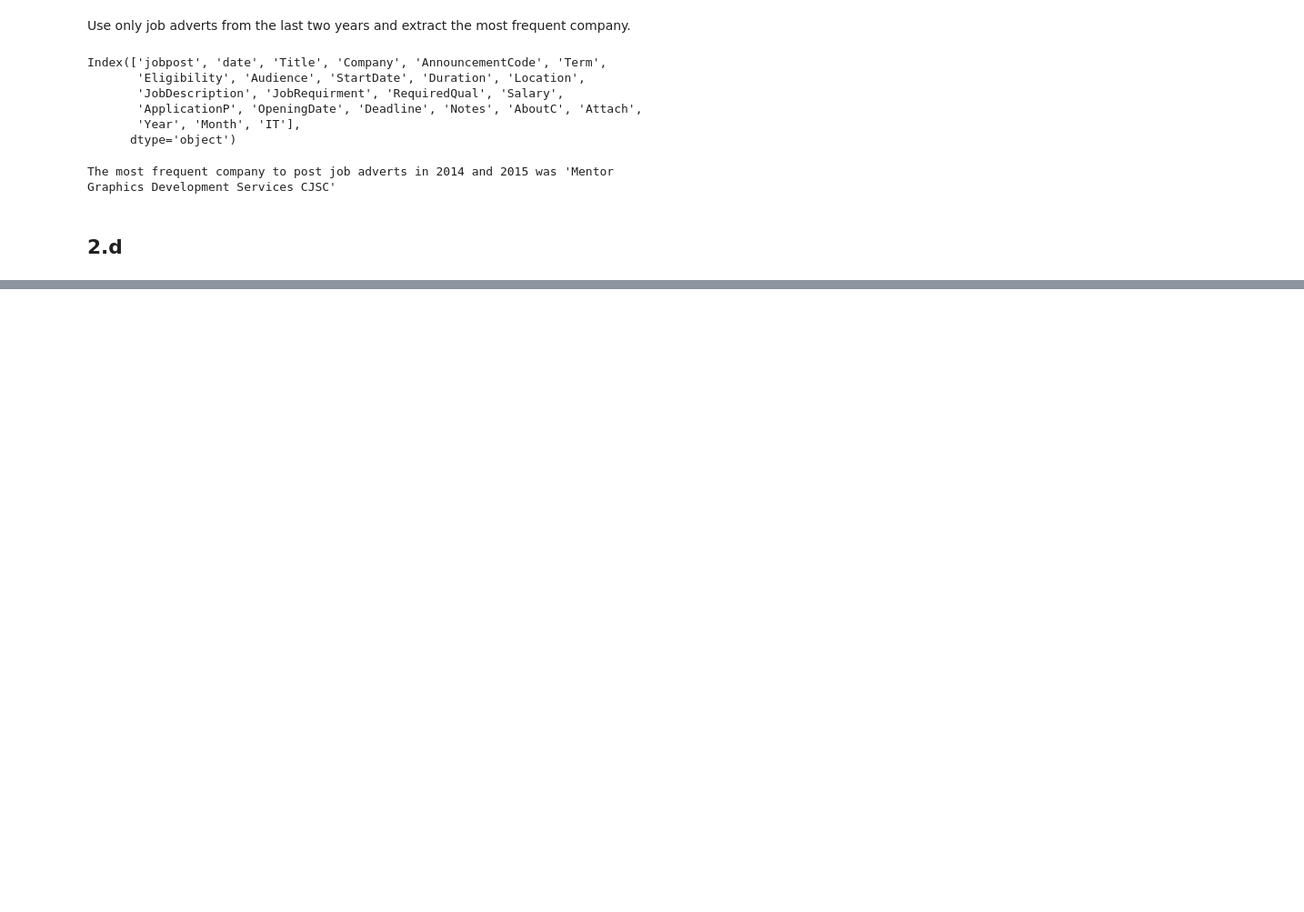
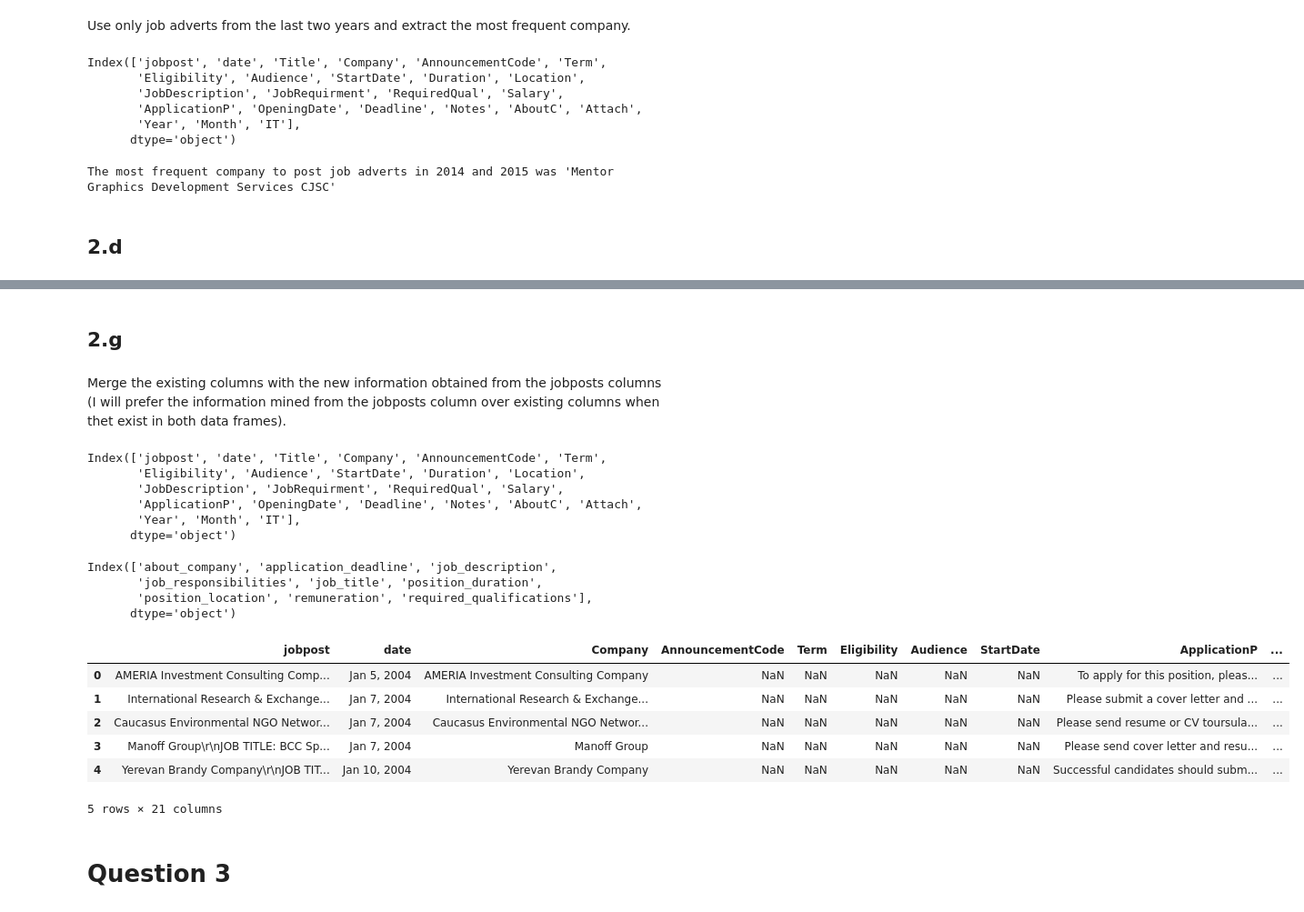
Before and after one commit to DragonDuck/assessment_gdp, a Jupyter notebook: DataScientist_Assessment.ipynb, the cells around one changed output, grey strips where cells are left out. Shown at 91% size. Cells and saved outputs as stored; diff of their text form; code cells hidden in the pictures; blank space fills up the shorter version.

```diff
--- a/DataScientist_Assessment.ipynb
+++ b/DataScientist_Assessment.ipynb
@@ -335,0 +373,27 @@ The approach is similar to 2.c
+# %%
+def preprocess_jobposts(input_string):
+    """
+    The input pipeline consists of the following steps:
+        - Replace various whitespace and escape characters with spaces
+        - Remove all non-alphanumeric characters (keep spaces)
+        - Convert all letters to lower case
+        - Tokenize words
+        - Remove stop words
+        - Stem words
+    """
+    if input_string is None:
+        return ""
+    output = re.sub(pattern="\s", repl=" ", string=input_string).strip()
+    output = re.sub(pattern="[^A-Za-z0-9 ]", repl="", string=output).strip()
+    output = output.lower()
+    output = nltk.word_tokenize(output)
+    # We have to remove punctuation from stop words since we've already done so with the main text
+    stop_words = nltk.corpus.stopwords.words("english")
+    stop_words = [re.sub(pattern="[^A-Za-z0-9 ]", repl="", string=word).strip() for word in stop_words]
+    output = [word for word in output if word not in stop_words]
+    # Since we're only interested in converting plurals to singular we can make like simple for us
+    # and lemmatize each word as if it were a noun
+    lemmatizer = nltk.stem.WordNetLemmatizer()
+    return " ".join([lemmatizer.lemmatize(word) for word in output])
+# %%
+jobposts_parsed["job_responsibilities"] = jobposts_parsed["job_responsibilities"].apply(preprocess_jobposts)
@@ -335,0 +402,38 @@ The approach is similar to 2.c
+# %%
+jobposts_parsed["position_duration"] = jobposts_parsed["position_duration"].fillna("Undetermined")
+# %% [markdown]
+## 2.g
+# %% [markdown]
+Merge the existing columns with the new information obtained from the jobposts columns (I will prefer the information mined from the jobposts column over existing columns when thet exist in both data frames).
+# %%
+postings.columns
+# %% [output]
+Index(['jobpost', 'date', 'Title', 'Company', 'AnnouncementCode', 'Term',
+       'Eligibility', 'Audience', 'StartDate', 'Duration', 'Location',
+       'JobDescription', 'JobRequirment', 'RequiredQual', 'Salary',
+       'ApplicationP', 'OpeningDate', 'Deadline', 'Notes', 'AboutC', 'Attach',
+       'Year', 'Month', 'IT'],
+      dtype='object')
+# %%
+jobposts_parsed.columns
+# %% [output]
+Index(['about_company', 'application_deadline', 'job_description',
+       'job_responsibilities', 'job_title', 'position_duration',
+       'position_location', 'remuneration', 'required_qualifications'],
+      dtype='object')
+# %%
+postings_full = pd.concat((
+    postings[["jobpost", "date", "Company", "AnnouncementCode", "Term",
+              "Eligibility", "Audience", "StartDate", "ApplicationP",
+              "OpeningDate", "Notes", "Attach"]], jobposts_parsed),
+    axis=1)
+# %%
+postings_full.head()
+# %% [output]
+|  | jobpost | date | Company | AnnouncementCode | Term | Eligibility | Audience | StartDate | ApplicationP | ... |
+| 0 | AMERIA Investment Consulting Comp... | Jan 5, 2004 | AMERIA Investment Consulting Company | NaN | NaN | NaN | NaN | NaN | To apply for this position, pleas... | ... |
+| 1 | International Research & Exchange... | Jan 7, 2004 | International Research & Exchange... | NaN | NaN | NaN | NaN | NaN | Please submit a cover letter and ... | ... |
+| 2 | Caucasus Environmental NGO Networ... | Jan 7, 2004 | Caucasus Environmental NGO Networ... | NaN | NaN | NaN | NaN | NaN | Please send resume or CV toursula... | ... |
+| 3 | Manoff Group\r\nJOB TITLE: BCC Sp... | Jan 7, 2004 | Manoff Group | NaN | NaN | NaN | NaN | NaN | Please send cover letter and resu... | ... |
+| 4 | Yerevan Brandy Company\r\nJOB TIT... | Jan 10, 2004 | Yerevan Brandy Company | NaN | NaN | NaN | NaN | NaN | Successful candidates should subm... | ... |
+5 rows × 21 columns
@@ -335,0 +443,2 @@ The approach is similar to 2.c
+# %% [markdown]
+# Question 3
```
Also changed, not shown: parts of 11 cells of this notebook.
